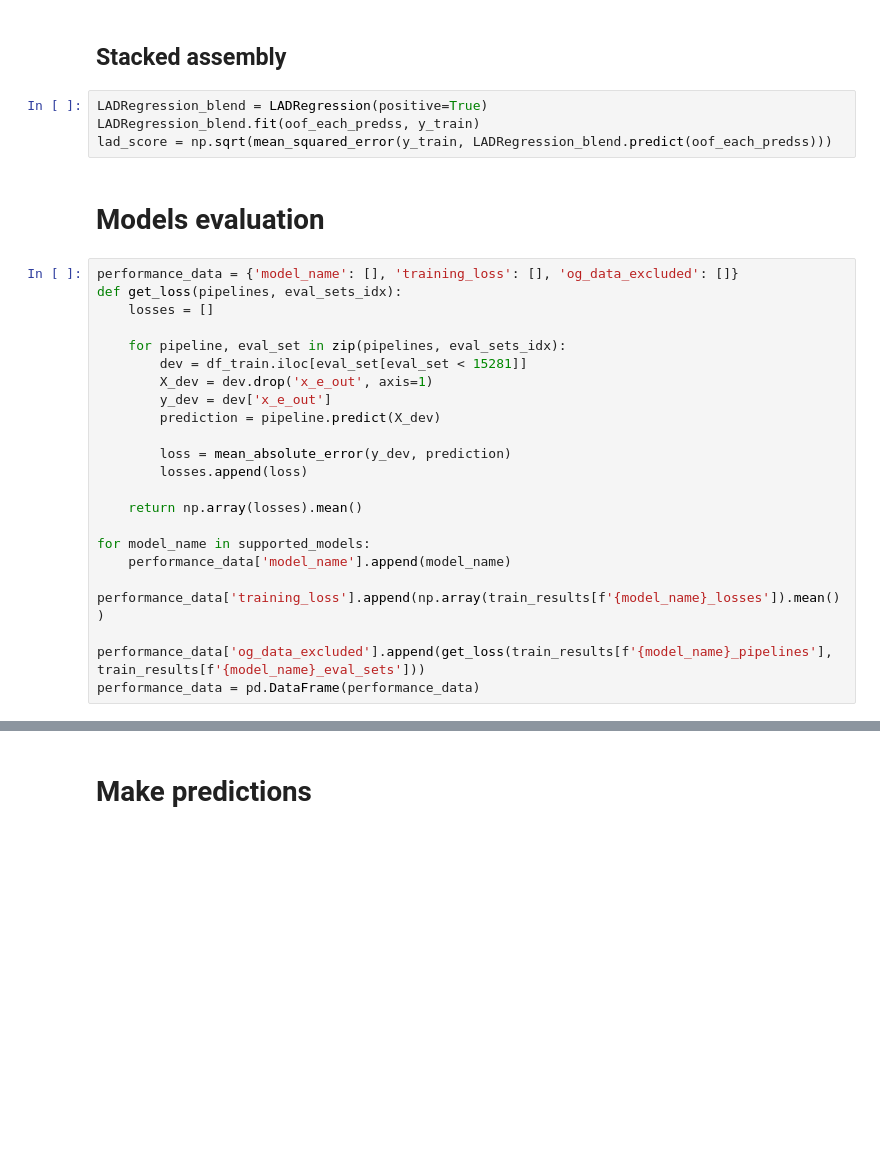
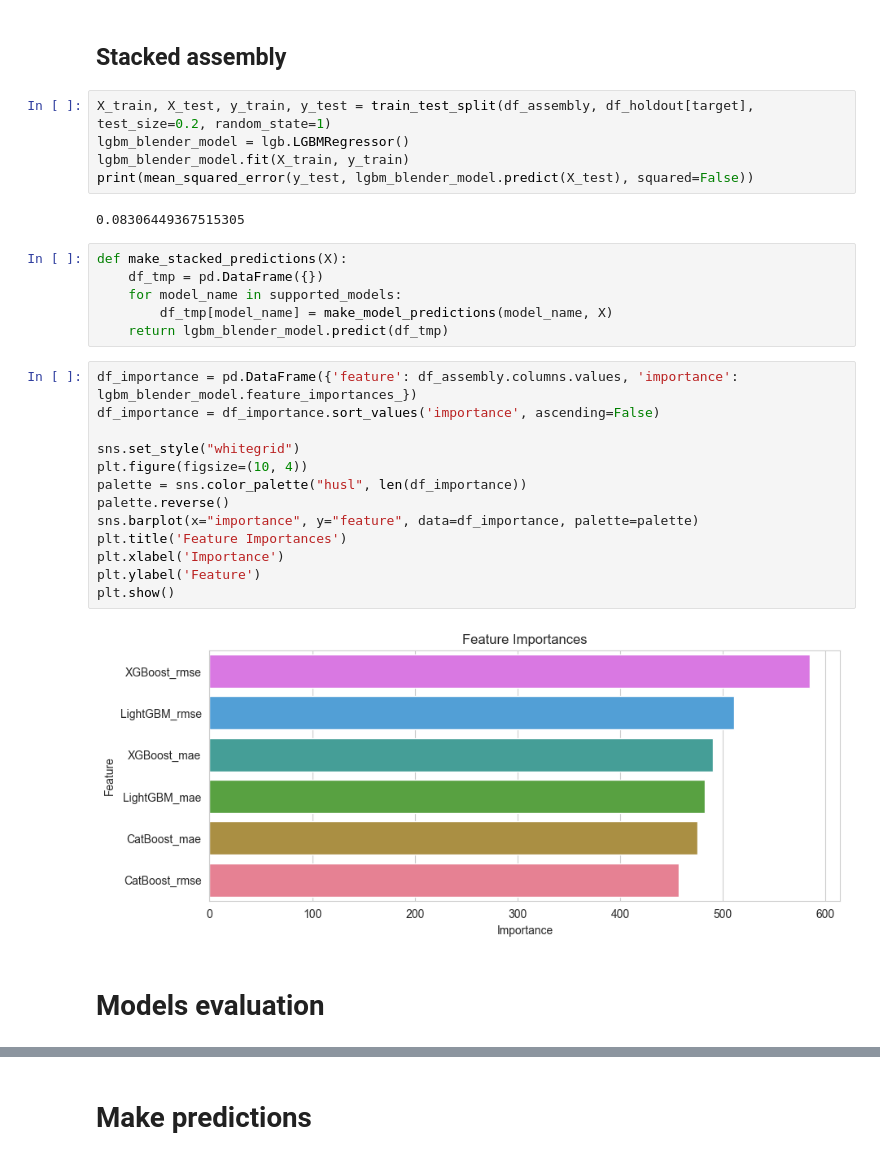
Before and after one commit to mnokno/FeatureImputationHeatFluxDataset, a Jupyter notebook: FeatureImputationHeatFluxDataset/src/FeatureImputationHeatFluxDataset.ipynb, the cells around one changed output, grey strips where cells are left out. Drawn from its saved outputs; the diff is of its cells as text; blank space fills up the shorter version.

```diff
--- a/FeatureImputationHeatFluxDataset/src/FeatureImputationHeatFluxDataset.ipynb
+++ b/FeatureImputationHeatFluxDataset/src/FeatureImputationHeatFluxDataset.ipynb
@@ -998,30 +1000,33 @@ print(mean_squared_error(df_holdout[target], make_weighted_assembly_predictions(
 0.08474718043316909
 # %% [markdown]
 ## Stacked assembly
-# %%
-LADRegression_blend = LADRegression(positive=True)
-LADRegression_blend.fit(oof_each_predss, y_train)
-lad_score = np.sqrt(mean_squared_error(y_train, LADRegression_blend.predict(oof_each_predss)))
+# %%
+X_train, X_test, y_train, y_test = train_test_split(df_assembly, df_holdout[target], test_size=0.2, random_state=1)
+lgbm_blender_model = lgb.LGBMRegressor()
+lgbm_blender_model.fit(X_train, y_train)
+print(mean_squared_error(y_test, lgbm_blender_model.predict(X_test), squared=False))
+# %% [output]
+0.08306449367515305
+# %%
+def make_stacked_predictions(X):
+    df_tmp = pd.DataFrame({})
+    for model_name in supported_models:
+        df_tmp[model_name] = make_model_predictions(model_name, X)
+    return lgbm_blender_model.predict(df_tmp)
+# %%
+df_importance = pd.DataFrame({'feature': df_assembly.columns.values, 'importance': lgbm_blender_model.feature_importances_})
+df_importance = df_importance.sort_values('importance', ascending=False)
+
+sns.set_style("whitegrid")
+plt.figure(figsize=(10, 4))
+palette = sns.color_palette("husl", len(df_importance))
+palette.reverse()
+sns.barplot(x="importance", y="feature", data=df_importance, palette=palette)
+plt.title('Feature Importances')
+plt.xlabel('Importance')
+plt.ylabel('Feature')
+plt.show()
+# %% [output]
+[figure, added]
 # %% [markdown]
 # Models evaluation
-# %%
-performance_data = {'model_name': [], 'training_loss': [], 'og_data_excluded': []}
-def get_loss(pipelines, eval_sets_idx):
-    losses = []
-
-    for pipeline, eval_set in zip(pipelines, eval_sets_idx):
-        dev = df_train.iloc[eval_set[eval_set < 15281]]
-        X_dev = dev.drop('x_e_out', axis=1)
-        y_dev = dev['x_e_out']
-        prediction = pipeline.predict(X_dev)
-
-        loss = mean_absolute_error(y_dev, prediction)
-        losses.append(loss)
-
-    return np.array(losses).mean()
-
-for model_name in supported_models:
-    performance_data['model_name'].append(model_name)
-    performance_data['training_loss'].append(np.array(train_results[f'{model_name}_losses']).mean())
-    performance_data['og_data_excluded'].append(get_loss(train_results[f'{model_name}_pipelines'], train_results[f'{model_name}_eval_sets']))
-performance_data = pd.DataFrame(performance_data)
```
Also changed, not shown: parts of 13 cells of this notebook, 1 other file.
